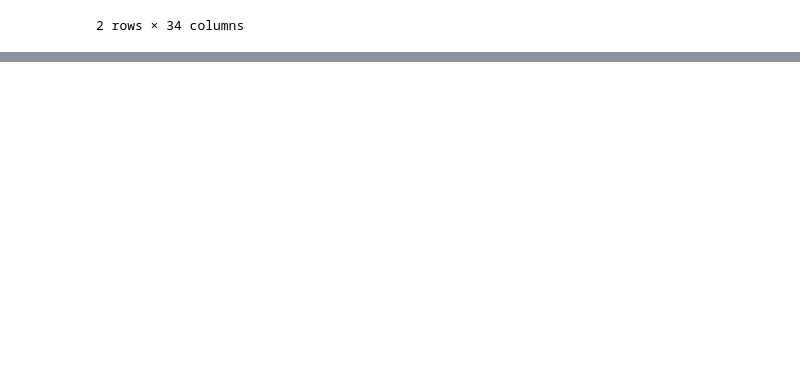
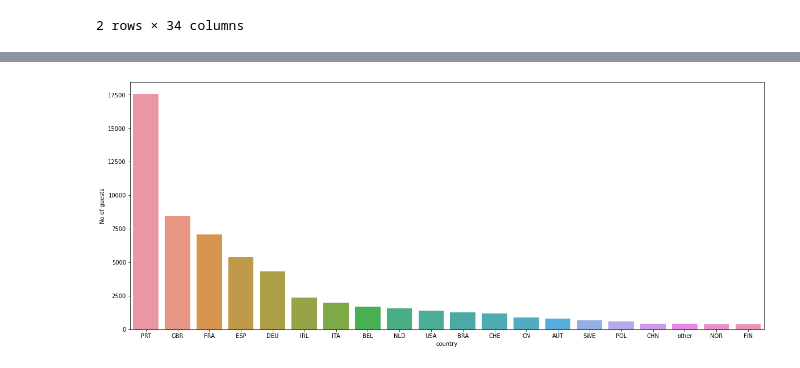
Before and after one commit to KrishnaNayik/Hotel-Booking-Analysis---Capstone-Project, a Jupyter notebook: Hotel_Booking_Analysis_Capstone_Project.ipynb, the cells around one changed output, grey strips where cells are left out. Saved outputs shown, nothing was run; the diff lists cells and outputs as text; code cells hidden in the pictures; blank space fills up the shorter version.

```diff
--- a/Hotel_Booking_Analysis_Capstone_Project.ipynb
+++ b/Hotel_Booking_Analysis_Capstone_Project.ipynb
@@ -291,0 +338,5 @@ df1.head(2)
+# %%
+country_wise_data=df1[df1['is_canceled']==0]['country'].value_counts().reset_index()
+country_wise_data.columns=['country','No of guests']
+data=country_wise_data.sort_values(by='No of guests', ascending=False)[:20]
+data
@@ -291,0 +361,6 @@ df1.head(2)
+# %%
+plt.figure(figsize=(20,8))
+sns.barplot (x = 'country' , y  = 'No of guests', data=data)
+plt.show()
+# %% [output]
+[figure, added]
```
Also changed, not shown: parts of 56 cells of this notebook.
